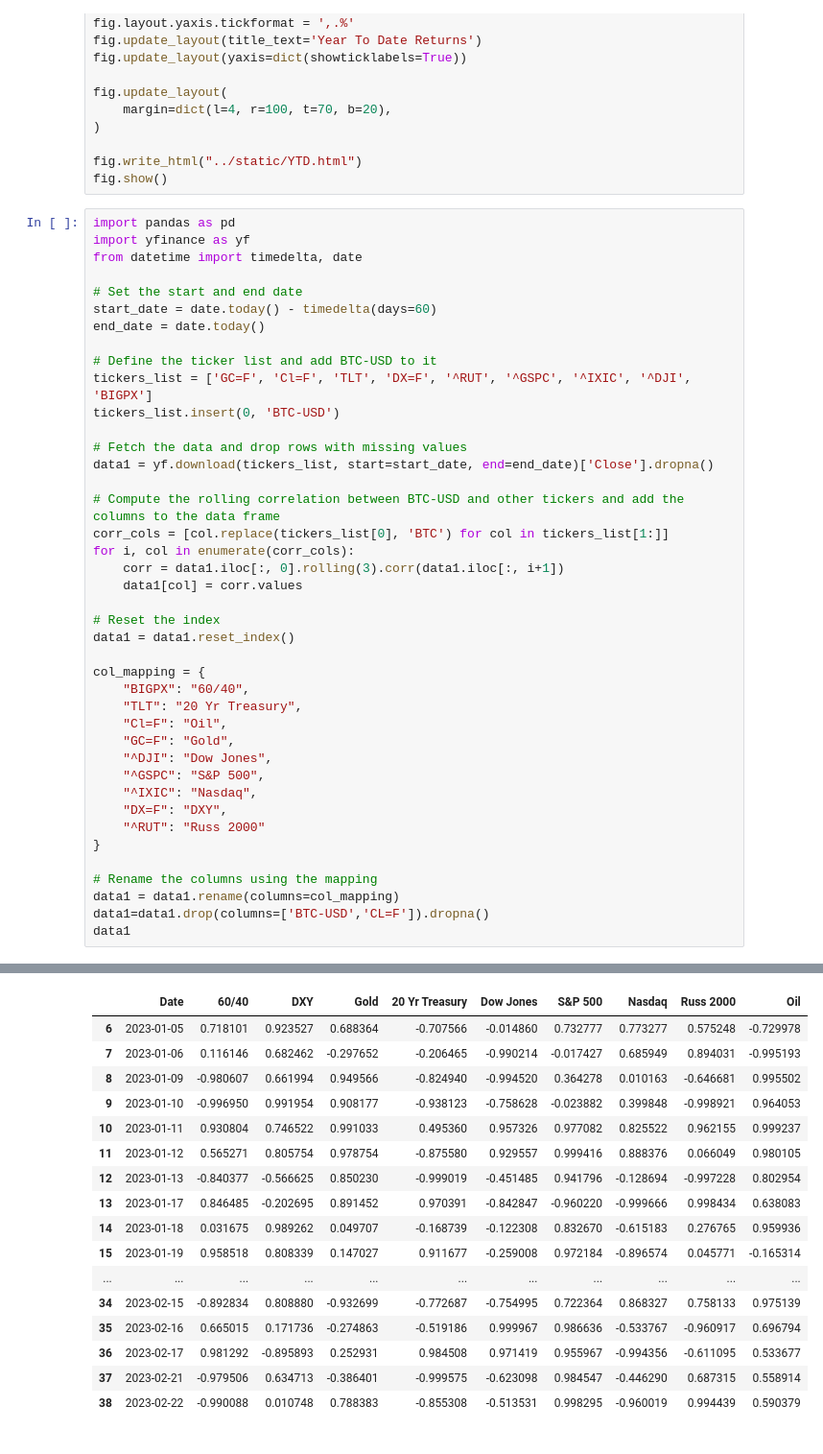
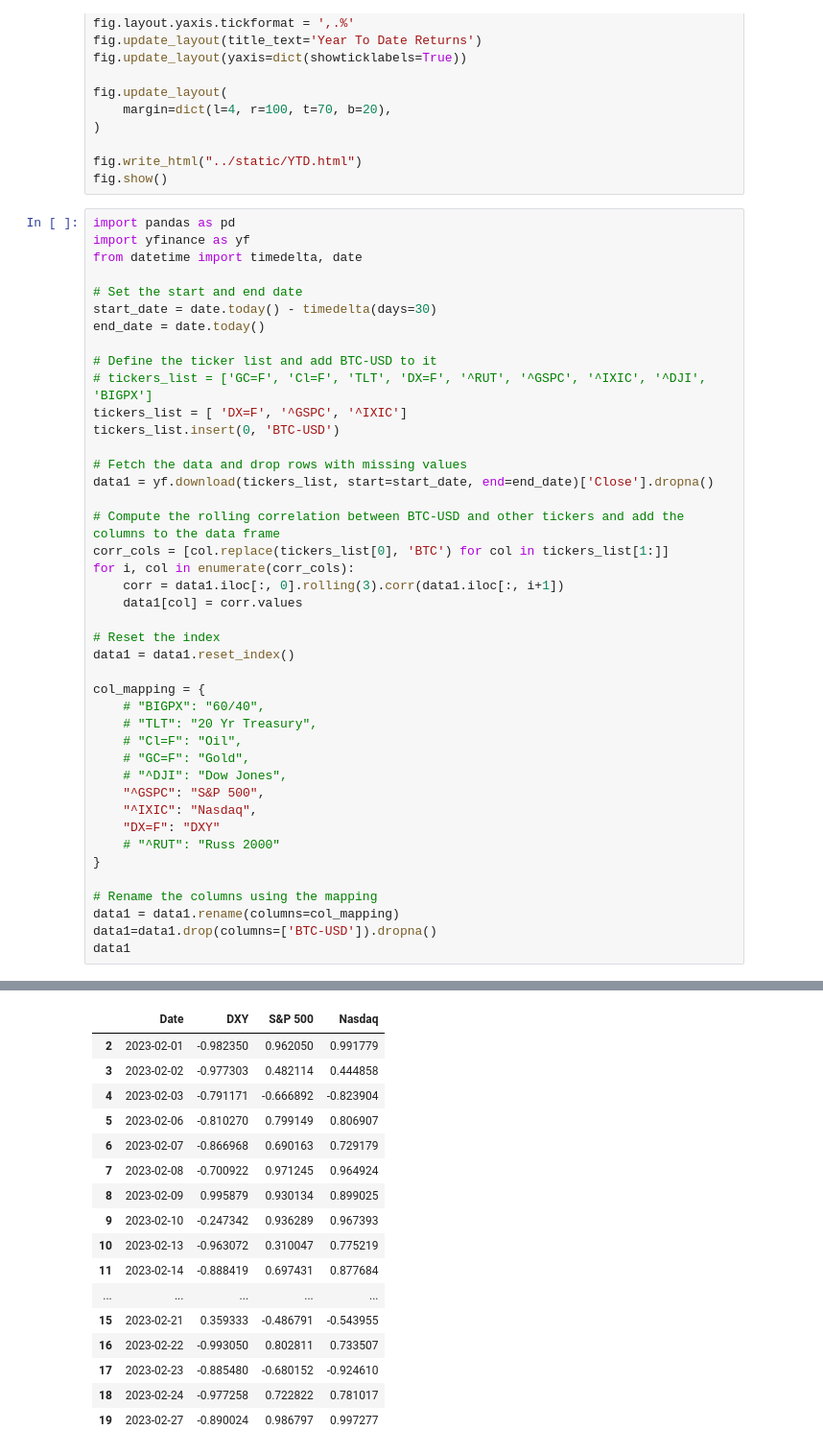
Before and after one commit to guevarch/BitcoinBuyZones, a Jupyter notebook: Final/BTC IND.ipynb, the cells around one changed output, grey strips where cells are left out. Shown: that part at 96% size. Drawn from its saved outputs; the diff is of its cells as text.

```diff
--- a/Final/BTC IND.ipynb
+++ b/Final/BTC IND.ipynb
@@ -191,11 +191,12 @@ import yfinance as yf
 from datetime import timedelta, date
 
 # Set the start and end date
-start_date = date.today() - timedelta(days=60)
+start_date = date.today() - timedelta(days=30)
 end_date = date.today()
 
 # Define the ticker list and add BTC-USD to it
-tickers_list = ['GC=F', 'Cl=F', 'TLT', 'DX=F', '^RUT', '^GSPC', '^IXIC', '^DJI', 'BIGPX']
+# tickers_list = ['GC=F', 'Cl=F', 'TLT', 'DX=F', '^RUT', '^GSPC', '^IXIC', '^DJI', 'BIGPX']
+tickers_list = [ 'DX=F', '^GSPC', '^IXIC']
 tickers_list.insert(0, 'BTC-USD')
 
 # Fetch the data and drop rows with missing values
@@ -211,19 +212,19 @@ for i, col in enumerate(corr_cols):
 data1 = data1.reset_index()
 
 col_mapping = {
-    "BIGPX": "60/40",
-    "TLT": "20 Yr Treasury",
-    "Cl=F": "Oil",
-    "GC=F": "Gold",
-    "^DJI": "Dow Jones",
+    # "BIGPX": "60/40",
+    # "TLT": "20 Yr Treasury",
+    # "Cl=F": "Oil",
+    # "GC=F": "Gold",
+    # "^DJI": "Dow Jones",
     "^GSPC": "S&P 500",
     "^IXIC": "Nasdaq",
-    "DX=F": "DXY",
-    "^RUT": "Russ 2000"
+    "DX=F": "DXY"
+    # "^RUT": "Russ 2000"
 }
 
 # Rename the columns using the mapping
 data1 = data1.rename(columns=col_mapping)
-data1=data1.drop(columns=['BTC-USD','CL=F']).dropna()
+data1=data1.drop(columns=['BTC-USD']).dropna()
 data1
 # %% [output]
@@ -231,17 +232,17 @@ data1
-|  | Date | 60/40 | DXY | Gold | 20 Yr Treasury | Dow Jones | S&P 500 | Nasdaq | Russ 2000 | Oil |
-| 6 | 2023-01-05 | 0.718101 | 0.923527 | 0.688364 | -0.707566 | -0.014860 | 0.732777 | 0.773277 | 0.575248 | -0.729978 |
-| 7 | 2023-01-06 | 0.116146 | 0.682462 | -0.297652 | -0.206465 | -0.990214 | -0.017427 | 0.685949 | 0.894031 | -0.995193 |
-| 8 | 2023-01-09 | -0.980607 | 0.661994 | 0.949566 | -0.824940 | -0.994520 | 0.364278 | 0.010163 | -0.646681 | 0.995502 |
-| 9 | 2023-01-10 | -0.996950 | 0.991954 | 0.908177 | -0.938123 | -0.758628 | -0.023882 | 0.399848 | -0.998921 | 0.964053 |
-| 10 | 2023-01-11 | 0.930804 | 0.746522 | 0.991033 | 0.495360 | 0.957326 | 0.977082 | 0.825522 | 0.962155 | 0.999237 |
-| 11 | 2023-01-12 | 0.565271 | 0.805754 | 0.978754 | -0.875580 | 0.929557 | 0.999416 | 0.888376 | 0.066049 | 0.980105 |
-| 12 | 2023-01-13 | -0.840377 | -0.566625 | 0.850230 | -0.999019 | -0.451485 | 0.941796 | -0.128694 | -0.997228 | 0.802954 |
-| 13 | 2023-01-17 | 0.846485 | -0.202695 | 0.891452 | 0.970391 | -0.842847 | -0.960220 | -0.999666 | 0.998434 | 0.638083 |
-| 14 | 2023-01-18 | 0.031675 | 0.989262 | 0.049707 | -0.168739 | -0.122308 | 0.832670 | -0.615183 | 0.276765 | 0.959936 |
-| 15 | 2023-01-19 | 0.958518 | 0.808339 | 0.147027 | 0.911677 | -0.259008 | 0.972184 | -0.896574 | 0.045771 | -0.165314 |
-| ... | ... | ... | ... | ... | ... | ... | ... | ... | ... | ... |
-| 34 | 2023-02-15 | -0.892834 | 0.808880 | -0.932699 | -0.772687 | -0.754995 | 0.722364 | 0.868327 | 0.758133 | 0.975139 |
-| 35 | 2023-02-16 | 0.665015 | 0.171736 | -0.274863 | -0.519186 | 0.999967 | 0.986636 | -0.533767 | -0.960917 | 0.696794 |
-| 36 | 2023-02-17 | 0.981292 | -0.895893 | 0.252931 | 0.984508 | 0.971419 | 0.955967 | -0.994356 | -0.611095 | 0.533677 |
-| 37 | 2023-02-21 | -0.979506 | 0.634713 | -0.386401 | -0.999575 | -0.623098 | 0.984547 | -0.446290 | 0.687315 | 0.558914 |
-| 38 | 2023-02-22 | -0.990088 | 0.010748 | 0.788383 | -0.855308 | -0.513531 | 0.998295 | -0.960019 | 0.994439 | 0.590379 |
+|  | Date | DXY | S&P 500 | Nasdaq |
+| 2 | 2023-02-01 | -0.982350 | 0.962050 | 0.991779 |
+| 3 | 2023-02-02 | -0.977303 | 0.482114 | 0.444858 |
+| 4 | 2023-02-03 | -0.791171 | -0.666892 | -0.823904 |
+| 5 | 2023-02-06 | -0.810270 | 0.799149 | 0.806907 |
+| 6 | 2023-02-07 | -0.866968 | 0.690163 | 0.729179 |
+| 7 | 2023-02-08 | -0.700922 | 0.971245 | 0.964924 |
+| 8 | 2023-02-09 | 0.995879 | 0.930134 | 0.899025 |
+| 9 | 2023-02-10 | -0.247342 | 0.936289 | 0.967393 |
+| 10 | 2023-02-13 | -0.963072 | 0.310047 | 0.775219 |
+| 11 | 2023-02-14 | -0.888419 | 0.697431 | 0.877684 |
+| ... | ... | ... | ... | ... |
+| 15 | 2023-02-21 | 0.359333 | -0.486791 | -0.543955 |
+| 16 | 2023-02-22 | -0.993050 | 0.802811 | 0.733507 |
+| 17 | 2023-02-23 | -0.885480 | -0.680152 | -0.924610 |
+| 18 | 2023-02-24 | -0.977258 | 0.722822 | 0.781017 |
+| 19 | 2023-02-27 | -0.890024 | 0.986797 | 0.997277 |
```
Also changed, not shown: parts of 3 cells of this notebook, 15 other files.
